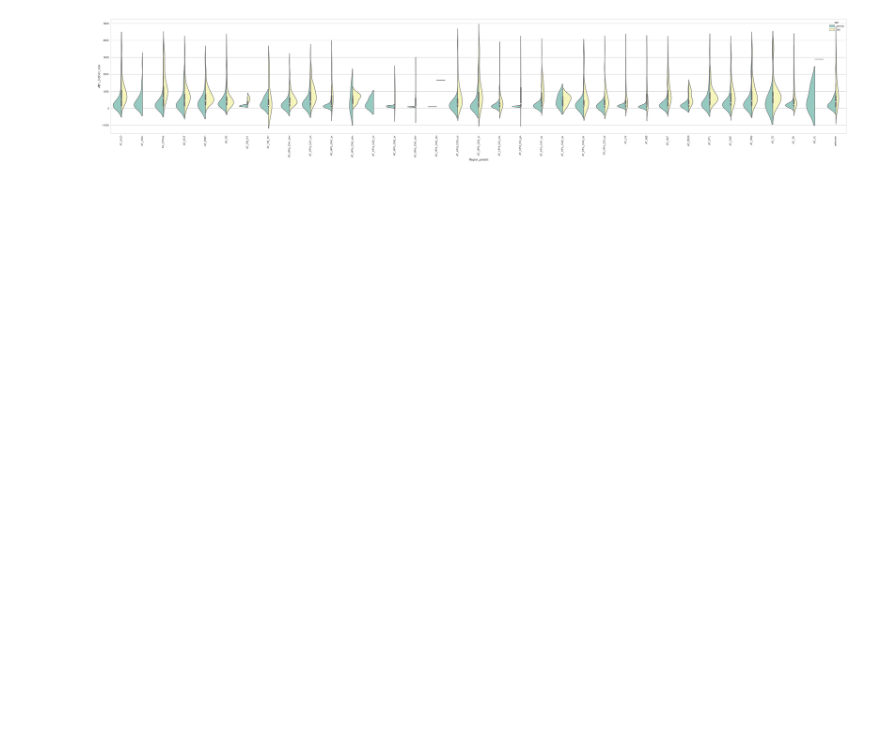
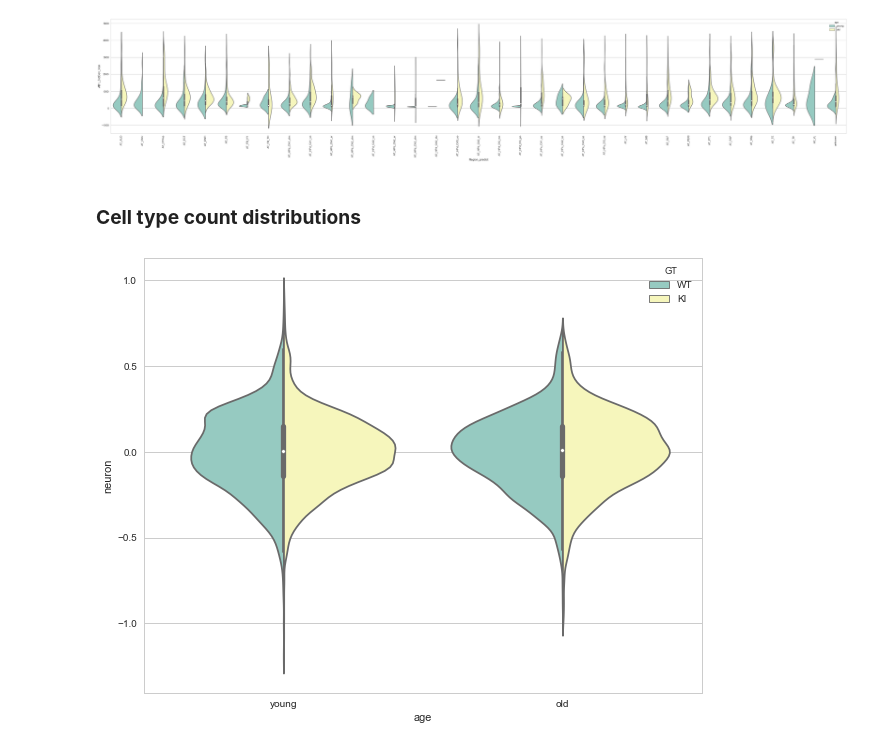
Before and after one commit to tmoerman/alois, a Jupyter notebook: notebooks/02_distributions.ipynb, the cells around one changed output. Saved outputs shown, nothing was run; the diff lists cells and outputs as text; code cells hidden in the pictures; blank space fills up the shorter version.

```diff
--- a/notebooks/02_distributions.ipynb
+++ b/notebooks/02_distributions.ipynb
@@ -158,6 +174,20 @@ g.set_xticklabels(rotation=90, labels=regions)
 plt.show()
 # %% [output]
 [figure]
+# %% [markdown]
+### **Cell type count distributions**
+# %%
+fig, ax = plt.subplots(figsize=(10, 8))
+
+cell_type = NEURON
+
+data = meta_df[[cell_type, MONTHS, REGION, AGE, GT]]
+g = sns.violinplot(data=data, x=AGE, y=cell_type, hue=GT, palette="Set3", split=True)
+# g.set_xticklabels(rotation=90, labels=regions)
+
+plt.show()
+# %% [output]
+[figure, added]
 # %%
 fig, ax = plt.subplots(figsize=(50, 8))
 
```
Also changed, not shown: parts of 12 cells of this notebook, 1 other file.
